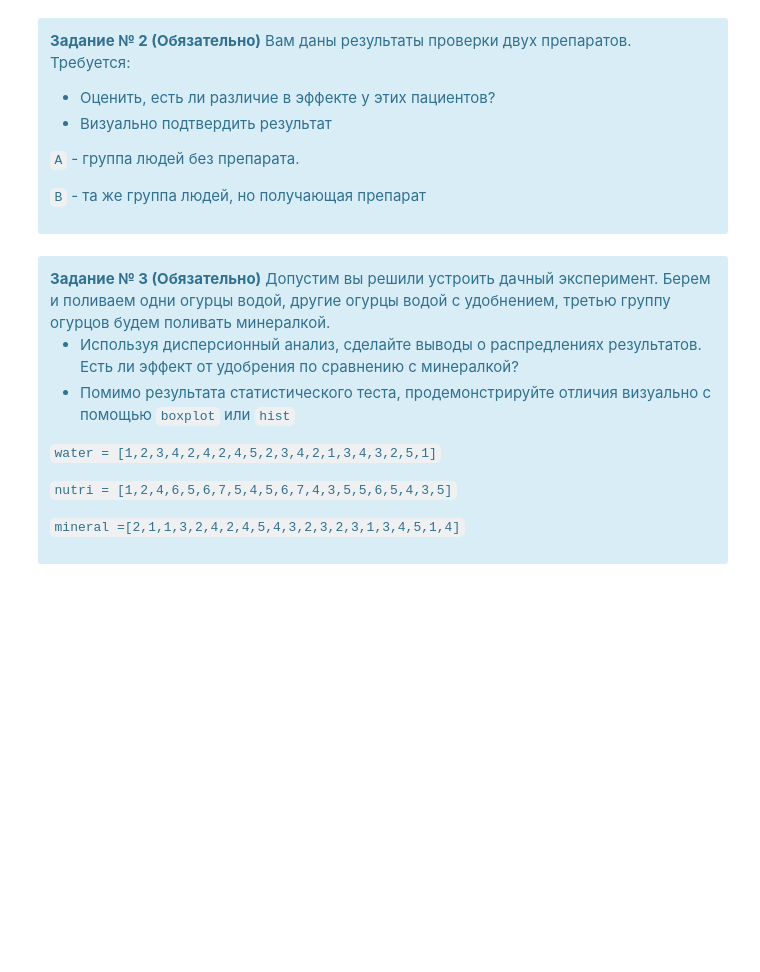
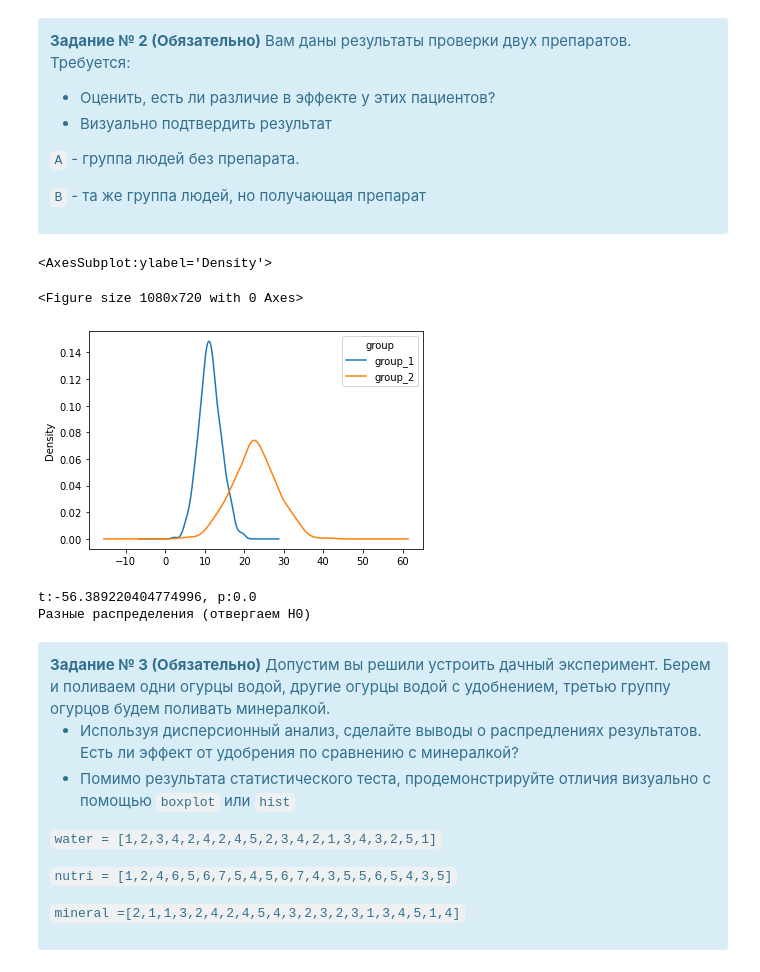
Before and after one commit to WNick-main/netology, a Jupyter notebook: HW-20.ipynb, the cells around one changed output. Drawn from its saved outputs; the diff is of its cells as text; code cells hidden in the pictures; blank space fills up the shorter version.

```diff
--- a/HW-20.ipynb
+++ b/HW-20.ipynb
@@ -57,6 +104,41 @@ A = stats.norm.rvs(scale=30, loc=11, size=100)
 B = A + stats.norm.rvs(scale=54, loc=11, size=100)
 
 # Ваш код.
+# %%
+# Creating an list with bootstrapped means for each AB-group
+plt.figure(figsize=(15, 10))
+
+boot_1d = []
+for i in range(1000):
+    boot_mean = data_group.sample(frac = 1, replace = True).groupby('group')['value'].mean()  #retention_1
+    boot_1d.append(boot_mean)
+
+
+
+# Преобразование списка в DataFrame
+boot_1d = pd.DataFrame(boot_1d)
+
+# A Kernel Density Estimate plot of the bootstrap distributions
+boot_1d.plot(kind='density')
+# %% [output]
+<AxesSubplot:ylabel='Density'>
+<Figure size 1080x720 with 0 Axes>
+[figure, added]
+# %%
+# С помощью bootstrap выборки приведены к нормальному виду и возможно использование теста Стьюдента
+t, p_value = stats.ttest_ind(boot_1d['group_1'], boot_1d['group_2'])
+print(f't:{t}, p:{p_value}')
+
+
+# Интерпретируем
+alpha = 0.05   # Уровень значимости
+if p_value > alpha:
+    print('Одинаковые распределения (не отвергаем H0)')
+else:
+    print('Разные распределения (отвергаем H0)')
+# %% [output]
+t:-56.389220404774996, p:0.0
+Разные распределения (отвергаем H0)
 # %% [markdown]
 <div class="alert alert-info">
 <b>Задание № 3 (Обязательно)</b>
```
Also changed, not shown: parts of 31 cells of this notebook, 1 other file.
